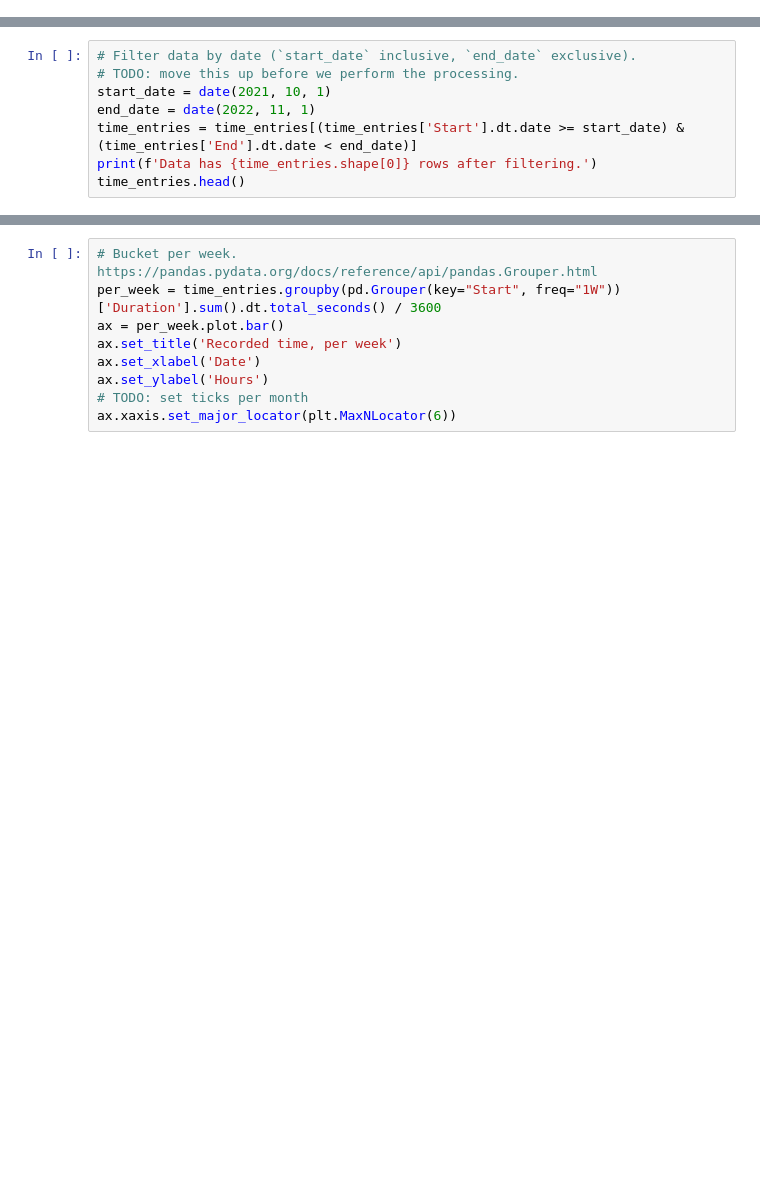
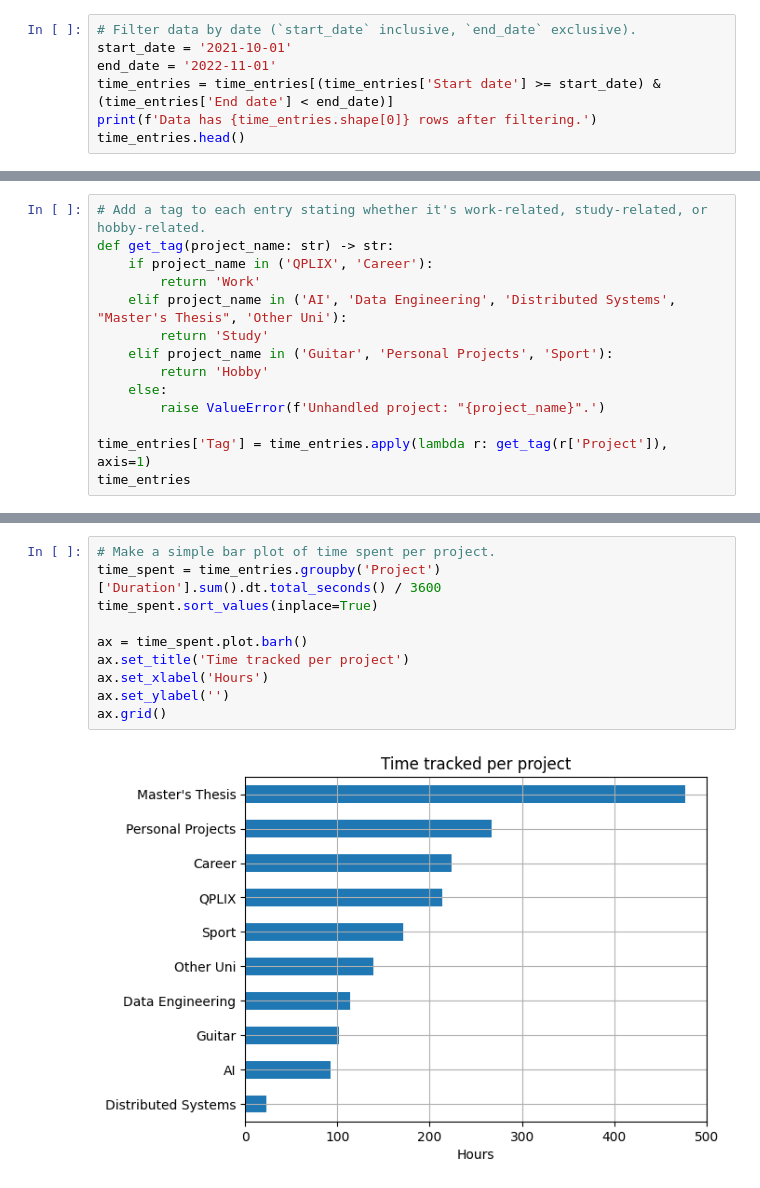
Before and after one commit to XTM233/productivity-analysis, a Jupyter notebook: analyze_csv.ipynb, the cells around one changed output, grey strips where cells are left out. Saved outputs shown, nothing was run; the diff lists cells and outputs as text; blank space fills up the shorter version.

Commit message:
More analysis and plots.

```diff
--- a/analyze_csv.ipynb
+++ b/analyze_csv.ipynb
@@ -26,0 +39,7 @@ time_entries.head()
+# %%
+# Filter data by date (`start_date` inclusive, `end_date` exclusive).
+start_date = '2021-10-01'
+end_date = '2022-11-01'
+time_entries = time_entries[(time_entries['Start date'] >= start_date) & (time_entries['End date'] < end_date)]
+print(f'Data has {time_entries.shape[0]} rows after filtering.')
+time_entries.head()
@@ -44,8 +78,0 @@ time_entries.head()
-# %%
-# Filter data by date (`start_date` inclusive, `end_date` exclusive).
-# TODO: move this up before we perform the processing.
-start_date = date(2021, 10, 1)
-end_date = date(2022, 11, 1)
-time_entries = time_entries[(time_entries['Start'].dt.date >= start_date) & (time_entries['End'].dt.date < end_date)]
-print(f'Data has {time_entries.shape[0]} rows after filtering.')
-time_entries.head()
@@ -62,0 +79,14 @@ ax.set_ylabel('')
+# %%
+# Add a tag to each entry stating whether it's work-related, study-related, or hobby-related.
+def get_tag(project_name: str) -> str:
+    if project_name in ('QPLIX', 'Career'):
+        return 'Work'
+    elif project_name in ('AI', 'Data Engineering', 'Distributed Systems', "Master's Thesis", 'Other Uni'):
+        return 'Study'
+    elif project_name in ('Guitar', 'Personal Projects', 'Sport'):
+        return 'Hobby'
+    else:
+        raise ValueError(f'Unhandled project: "{project_name}".')
+
+time_entries['Tag'] = time_entries.apply(lambda r: get_tag(r['Project']), axis=1)
+time_entries
@@ -67,10 +137,13 @@ ax.set_ylabel('')
-# %%
-# Bucket per week. https://pandas.pydata.org/docs/reference/api/pandas.Grouper.html
-per_week = time_entries.groupby(pd.Grouper(key="Start", freq="1W"))['Duration'].sum().dt.total_seconds() / 3600
-ax = per_week.plot.bar()
-ax.set_title('Recorded time, per week')
-ax.set_xlabel('Date')
-ax.set_ylabel('Hours')
-# TODO: set ticks per month
-ax.xaxis.set_major_locator(plt.MaxNLocator(6))
+# %%
+# Make a simple bar plot of time spent per project.
+time_spent = time_entries.groupby('Project')['Duration'].sum().dt.total_seconds() / 3600
+time_spent.sort_values(inplace=True)
+
+ax = time_spent.plot.barh()
+ax.set_title('Time tracked per project')
+ax.set_xlabel('Hours')
+ax.set_ylabel('')
+ax.grid()
+# %% [output]
+[figure, added]
 # %%
```
Also changed, not shown: parts of 16 cells of this notebook.
